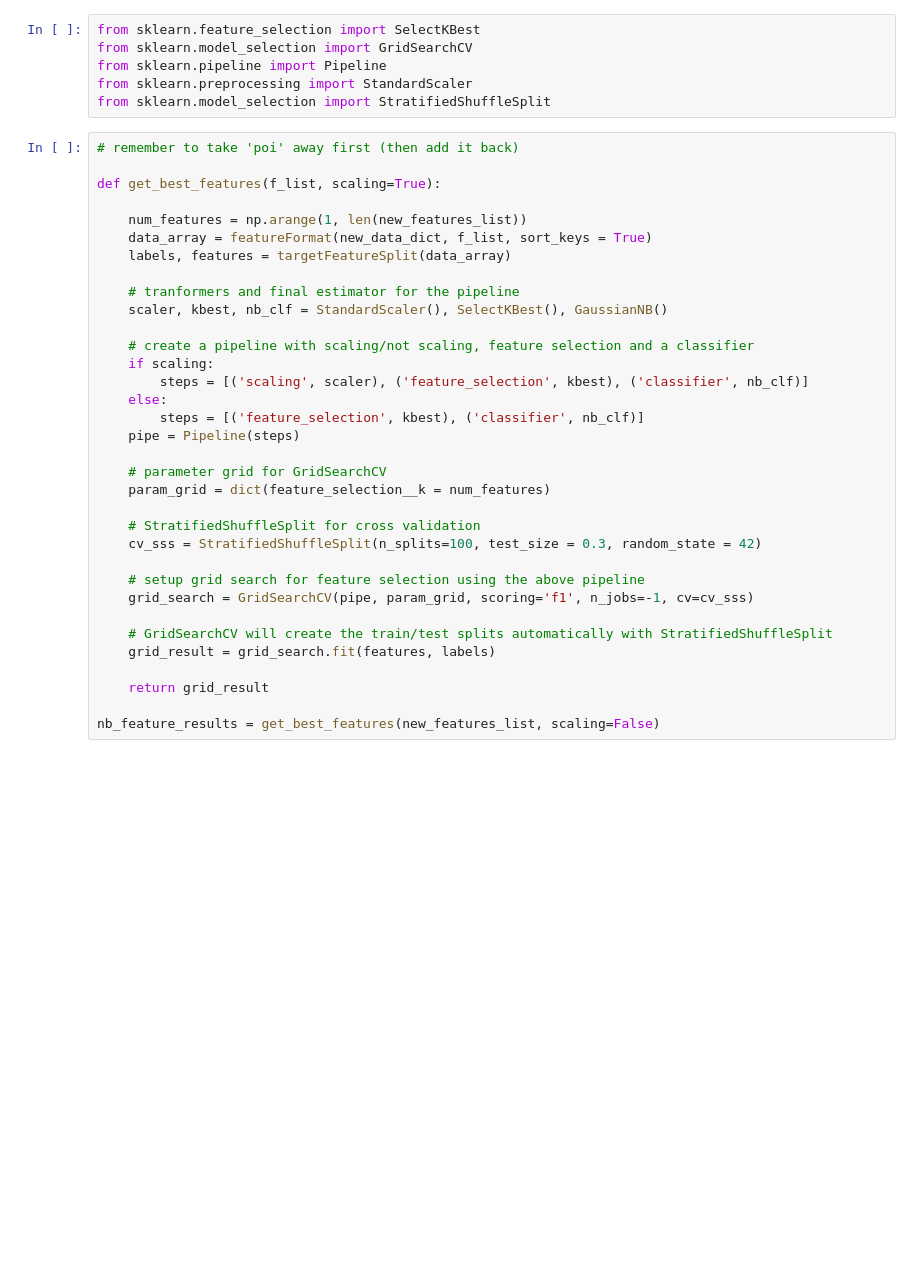
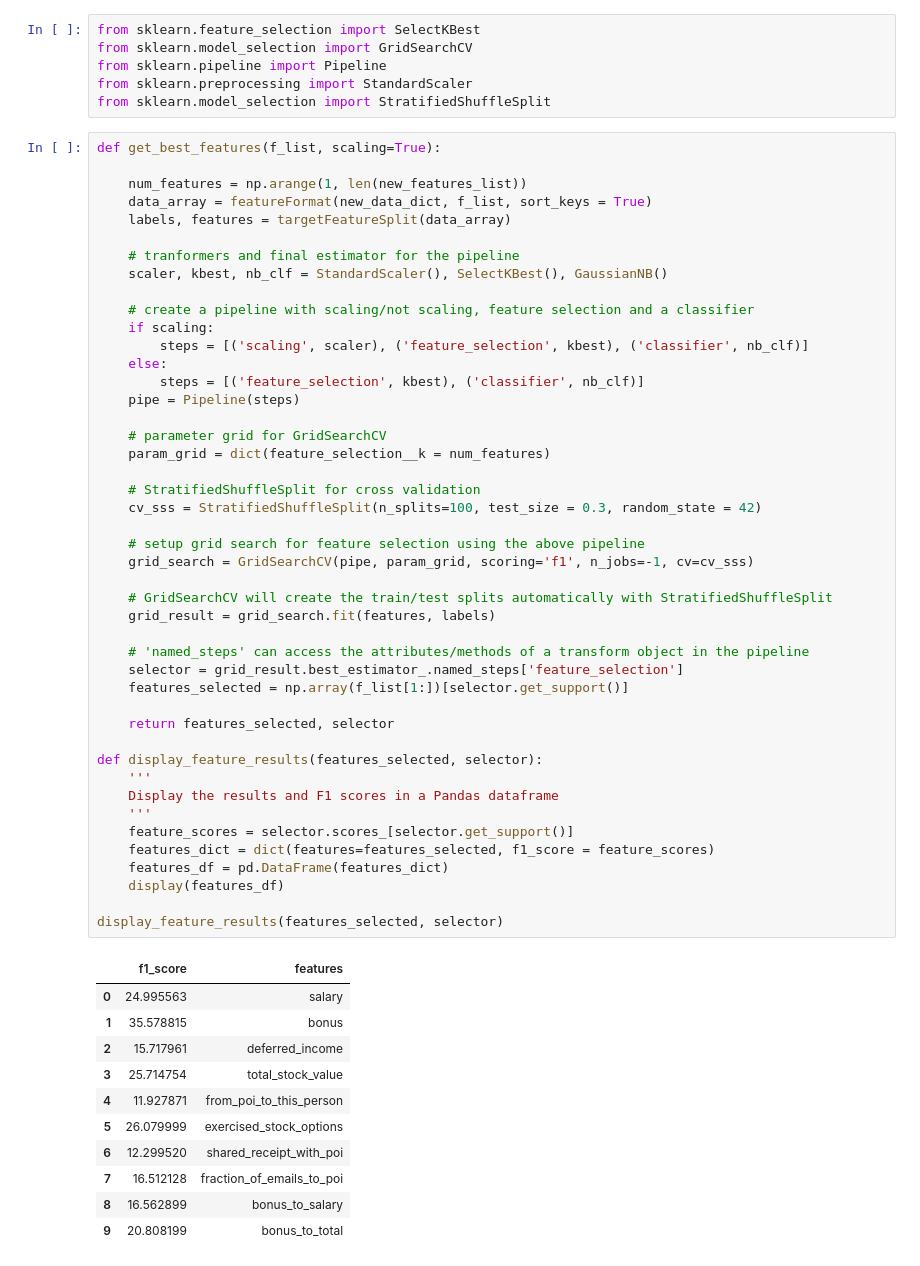
Before and after one commit to marty-vanhoof/Identifying_Fraud_from_Enron_Data, a Jupyter notebook: enron_report.ipynb, the cells around one changed output. Saved outputs shown, nothing was run; the diff lists cells and outputs as text; blank space fills up the shorter version.

Commit message:
Finish display_features()

```diff
--- a/enron_report.ipynb
+++ b/enron_report.ipynb
@@ -341,36 +341,59 @@ from sklearn.pipeline import Pipeline
 from sklearn.preprocessing import StandardScaler
 from sklearn.model_selection import StratifiedShuffleSplit
 # %%
-# remember to take 'poi' away first (then add it back)
-
 def get_best_features(f_list, scaling=True):
 
     num_features = np.arange(1, len(new_features_list))
     data_array = featureFormat(new_data_dict, f_list, sort_keys = True)
     labels, features = targetFeatureSplit(data_array)
 
     # tranformers and final estimator for the pipeline
     scaler, kbest, nb_clf = StandardScaler(), SelectKBest(), GaussianNB()
 
     # create a pipeline with scaling/not scaling, feature selection and a classifier
     if scaling:
         steps = [('scaling', scaler), ('feature_selection', kbest), ('classifier', nb_clf)]
     else:
         steps = [('feature_selection', kbest), ('classifier', nb_clf)]
     pipe = Pipeline(steps)
 
     # parameter grid for GridSearchCV
     param_grid = dict(feature_selection__k = num_features)
 
     # StratifiedShuffleSplit for cross validation
     cv_sss = StratifiedShuffleSplit(n_splits=100, test_size = 0.3, random_state = 42)
 
     # setup grid search for feature selection using the above pipeline
     grid_search = GridSearchCV(pipe, param_grid, scoring='f1', n_jobs=-1, cv=cv_sss)
 
     # GridSearchCV will create the train/test splits automatically with StratifiedShuffleSplit
     grid_result = grid_search.fit(features, labels)
 
-    return grid_result
+    # 'named_steps' can access the attributes/methods of a transform object in the pipeline
+    selector = grid_result.best_estimator_.named_steps['feature_selection']
+    features_selected = np.array(f_list[1:])[selector.get_support()]
 
-nb_feature_results = get_best_features(new_features_list, scaling=False)
+    return features_selected, selector
+
+def display_feature_results(features_selected, selector):
+    '''
+    Display the results and F1 scores in a Pandas dataframe
+    '''
+    feature_scores = selector.scores_[selector.get_support()]
+    features_dict = dict(features=features_selected, f1_score = feature_scores)
+    features_df = pd.DataFrame(features_dict)
+    display(features_df)
+
+display_feature_results(features_selected, selector)
+# %% [output]
+|  | f1_score | features |
+| 0 | 24.995563 | salary |
+| 1 | 35.578815 | bonus |
+| 2 | 15.717961 | deferred_income |
+| 3 | 25.714754 | total_stock_value |
+| 4 | 11.927871 | from_poi_to_this_person |
+| 5 | 26.079999 | exercised_stock_options |
+| 6 | 12.299520 | shared_receipt_with_poi |
+| 7 | 16.512128 | fraction_of_emails_to_poi |
+| 8 | 16.562899 | bonus_to_salary |
+| 9 | 20.808199 | bonus_to_total |
```
Also changed, not shown: parts of 4 cells of this notebook.
